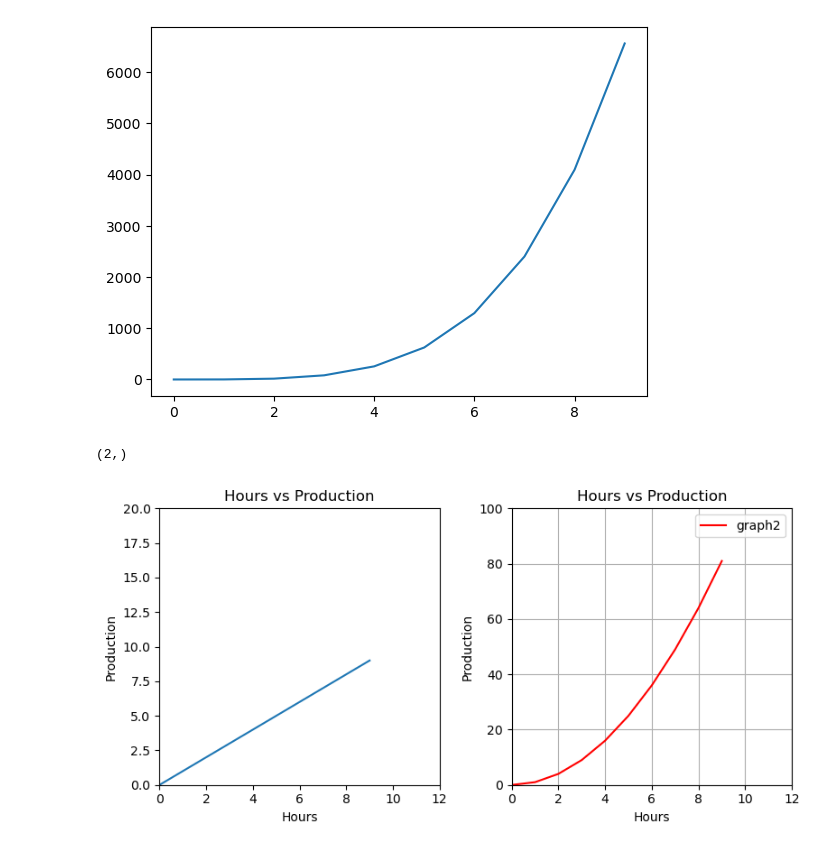
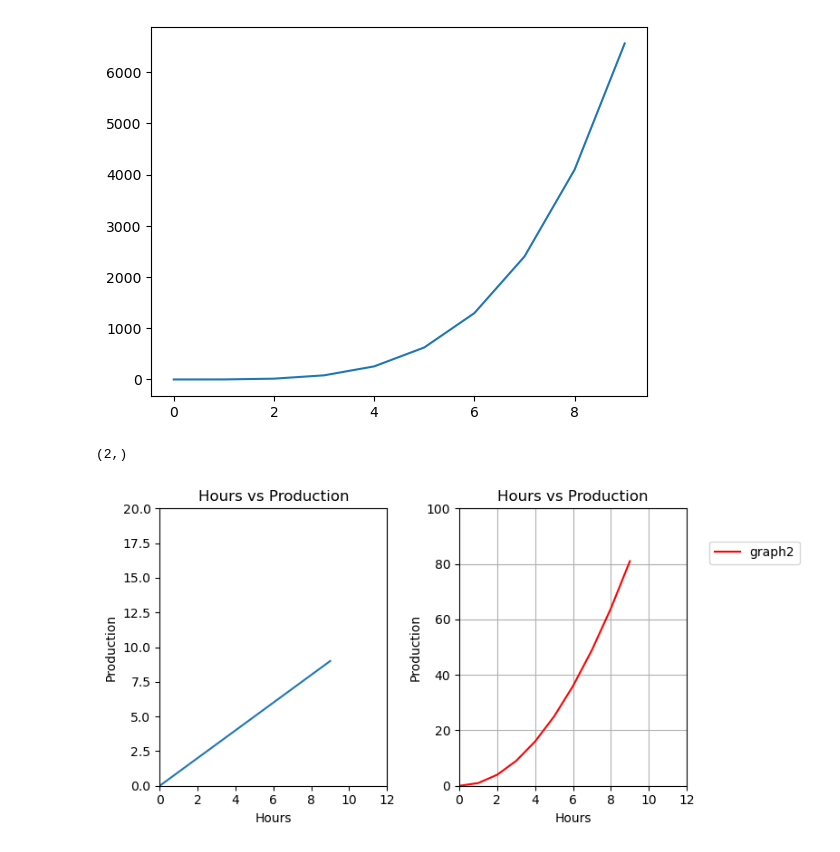
Before and after one commit to pythonai200425/29.09.2025, a Jupyter notebook: matplotlib_290925.ipynb, the cells around one changed output. Cells and saved outputs as stored; diff of their text form; code cells hidden in the pictures.

```diff
--- a/matplotlib_290925.ipynb
+++ b/matplotlib_290925.ipynb
@@ -169,35 +169,35 @@ graph-2
 # %%
 
 # draw multi graphs
 # plt.subplots(nrows=1, ncols=2, figsize=(6.4, 4.8)) default figsize
 # fig, axes = plt.subplots(nrows=4, ncols=3, figsize=(12, 8))
 fig, graphs = plt.subplots(nrows=1, ncols=2, figsize=(8, 4))
 display(graphs.shape)
 
 x = np.arange(0, 10)
 y = np.arange(0, 10)
 graphs[0].plot(x, y)
 graphs[0].set_xlim(0, 12)
 graphs[0].set_ylim(0, 20)
 graphs[0].set_title('Hours vs Production')
 graphs[0].set_xlabel('Hours')
 graphs[0].set_ylabel('Production')
 
 graphs[1].plot(x, y**2, label='graph2', color='red')
 graphs[1].set_xlim(0, 12)
 graphs[1].set_ylim(0, 100)
 graphs[1].set_title('Hours vs Production')
 graphs[1].set_xlabel('Hours')
 graphs[1].set_ylabel('Production')
-graphs[1].legend()
+graphs[1].legend(loc=(1.1, 0.8))
 graphs[1].grid(True)
 
 
 plt.tight_layout()
 plt.show()
 # %% [output]
 (2,)
-[figure, old version]
+[figure, new version]
 # %%
 '''
 
```
Also changed, not shown: parts of 2 cells of this notebook.
